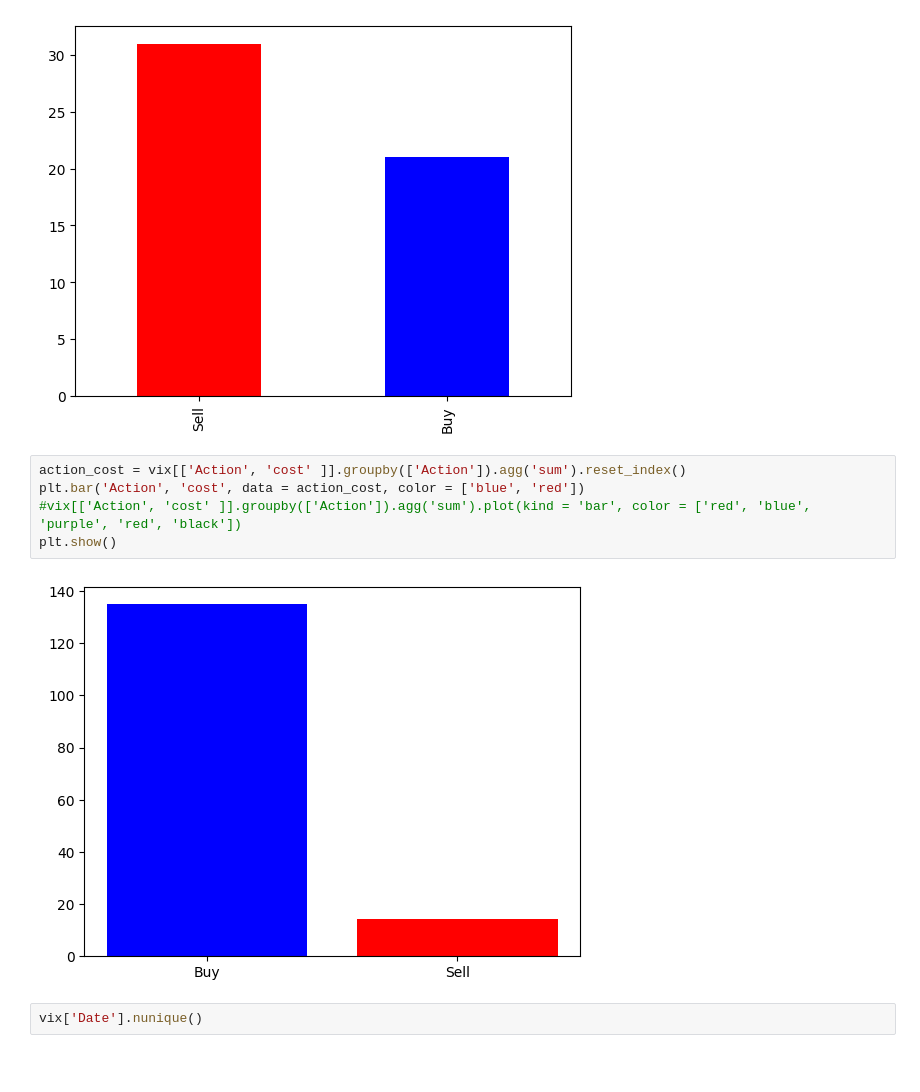
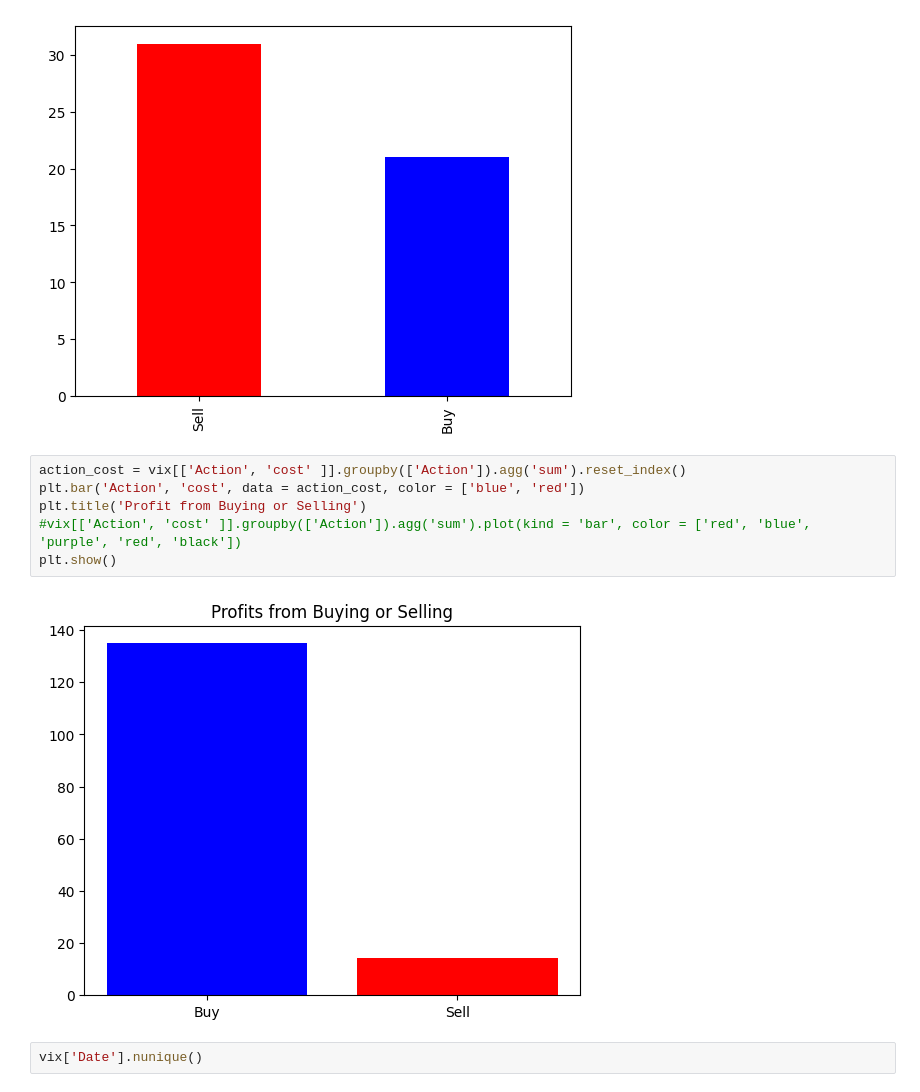
Before and after one commit to ToluPaul/forex, a Jupyter notebook: forex_pred.ipynb, the cells around one changed output. Saved outputs shown, nothing was run; the diff lists cells and outputs as text; blank space fills up the shorter version.

```diff
--- a/forex_pred.ipynb
+++ b/forex_pred.ipynb
@@ -228,10 +228,11 @@ plt.show()
 # %%
 action_cost = vix[['Action', 'cost' ]].groupby(['Action']).agg('sum').reset_index()
 plt.bar('Action', 'cost', data = action_cost, color = ['blue', 'red'])
+plt.title('Profit from Buying or Selling')
 #vix[['Action', 'cost' ]].groupby(['Action']).agg('sum').plot(kind = 'bar', color = ['red', 'blue', 'purple', 'red', 'black'])
 plt.show()
 # %% [output]
-[figure, old version]
+[figure, new version]
 # %%
 vix['Date'].nunique()
 # %% [output]
```
